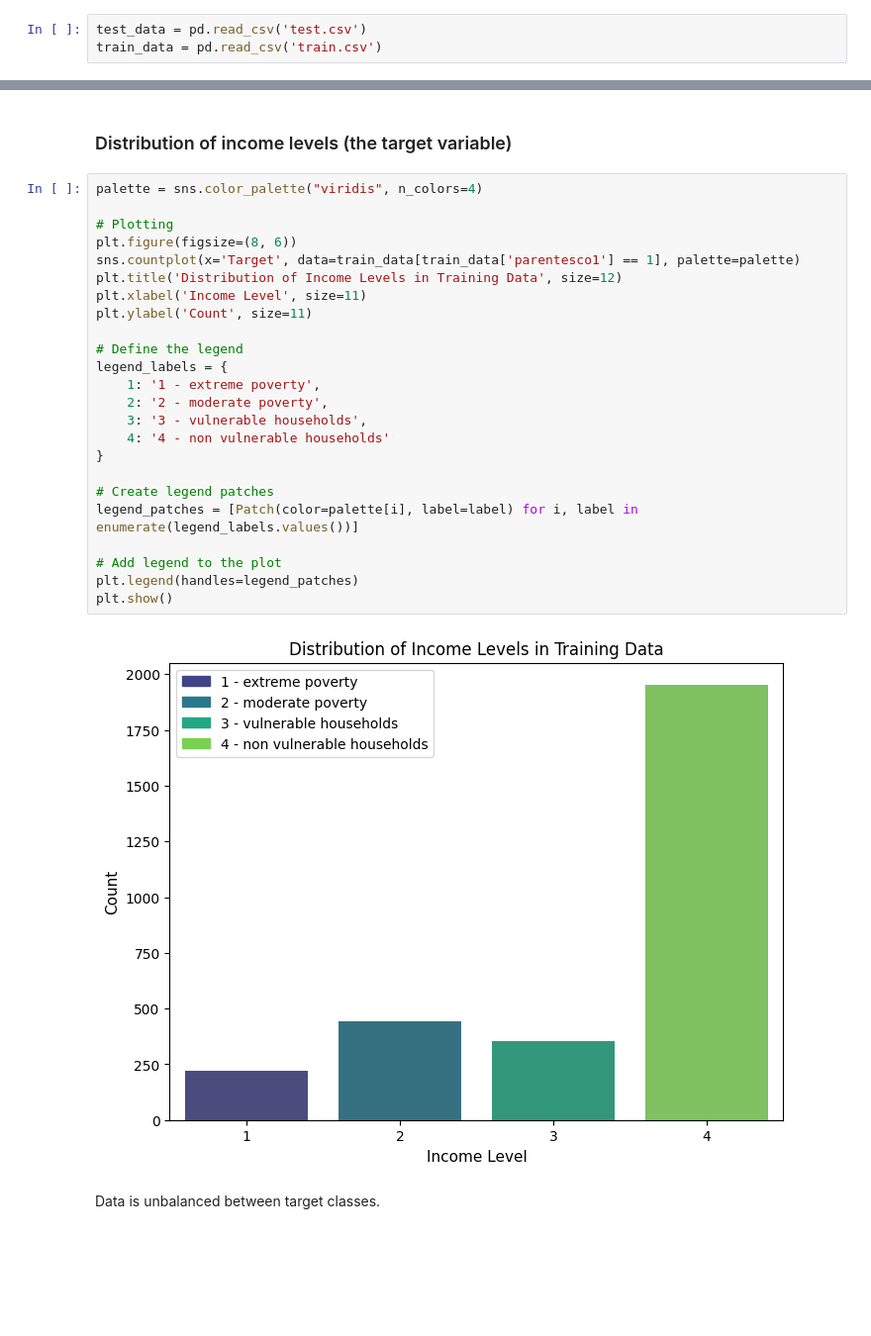
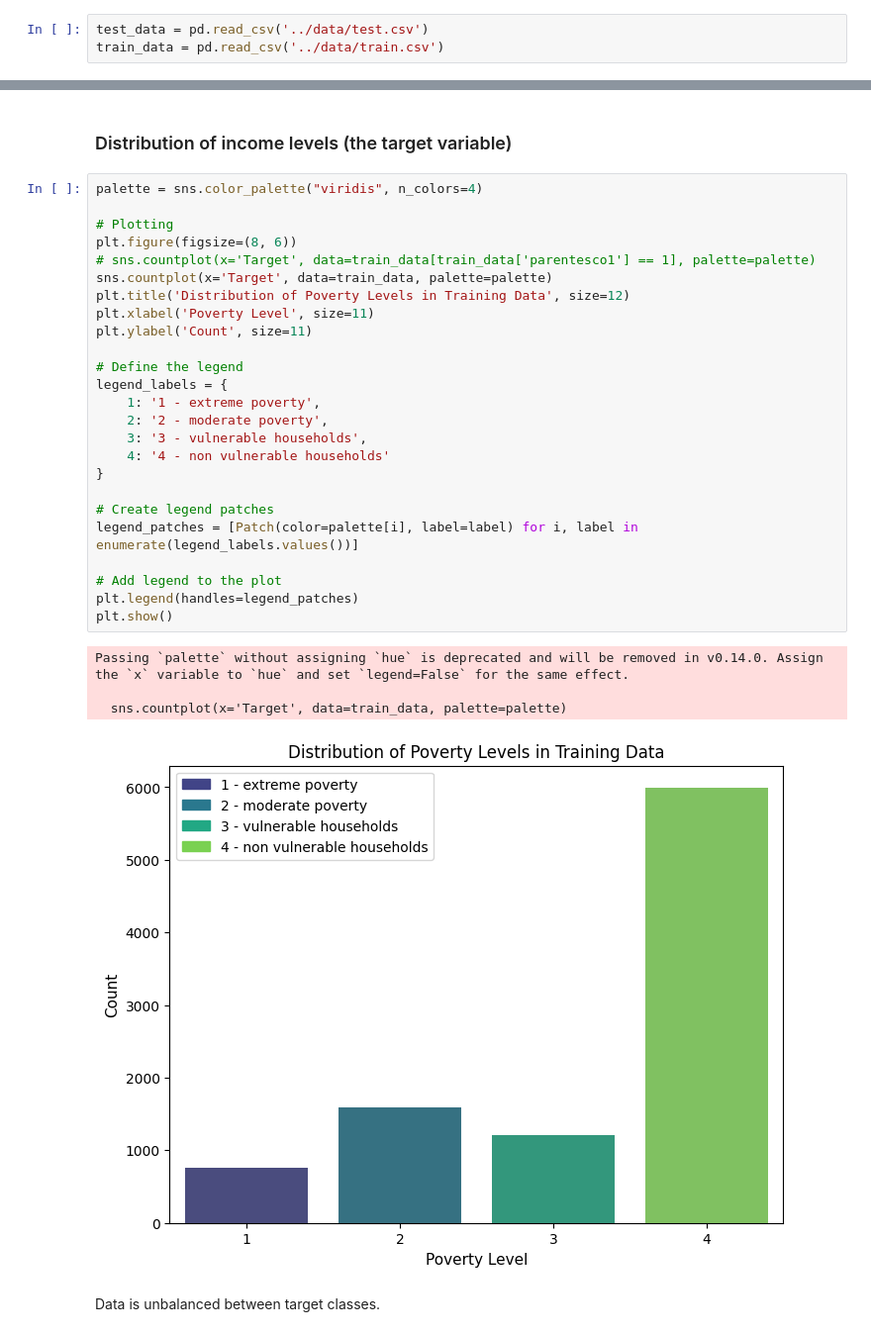
Before and after one commit to bazen-teklehaymanot/mlp, a Jupyter notebook: notebooks/knn.ipynb, the cells around one changed output, grey strips where cells are left out. Shown: that part at 99% size. Drawn from its saved outputs; the diff is of its cells as text; blank space fills up the shorter version.

Commit message:
Update of histogram plot

```diff
--- a/notebooks/knn.ipynb
+++ b/notebooks/knn.ipynb
@@ -43,8 +43,8 @@ files.upload();
 Saving test.csv to test.csv
 Saving train.csv to train.csv
 # %%
-test_data = pd.read_csv('test.csv')
-train_data = pd.read_csv('train.csv')
+test_data = pd.read_csv('../data/test.csv')
+train_data = pd.read_csv('../data/train.csv')
 # %% [markdown]
 ## Get to know the data
 # %% [markdown]
@@ -203,29 +203,33 @@ Target
 # %%
 palette = sns.color_palette("viridis", n_colors=4)
 
 # Plotting
 plt.figure(figsize=(8, 6))
-sns.countplot(x='Target', data=train_data[train_data['parentesco1'] == 1], palette=palette)
-plt.title('Distribution of Income Levels in Training Data', size=12)
-plt.xlabel('Income Level', size=11)
+# sns.countplot(x='Target', data=train_data[train_data['parentesco1'] == 1], palette=palette)
+sns.countplot(x='Target', data=train_data, palette=palette)
+plt.title('Distribution of Poverty Levels in Training Data', size=12)
+plt.xlabel('Poverty Level', size=11)
 plt.ylabel('Count', size=11)
 
 # Define the legend
 legend_labels = {
     1: '1 - extreme poverty',
     2: '2 - moderate poverty',
     3: '3 - vulnerable households',
     4: '4 - non vulnerable households'
 }
 
 # Create legend patches
 legend_patches = [Patch(color=palette[i], label=label) for i, label in enumerate(legend_labels.values())]
 
 # Add legend to the plot
 plt.legend(handles=legend_patches)
 plt.show()
 # %% [output]
+Passing `palette` without assigning `hue` is deprecated and will be removed in v0.14.0. Assign the `x` variable to `hue` and set `legend=False` for the same effect.
+
+  sns.countplot(x='Target', data=train_data, palette=palette)
-[figure, old version]
+[figure, new version]
 # %% [markdown]
 Data is unbalanced between target classes.
 # %% [markdown]
```
Also changed, not shown: 1 other file.
